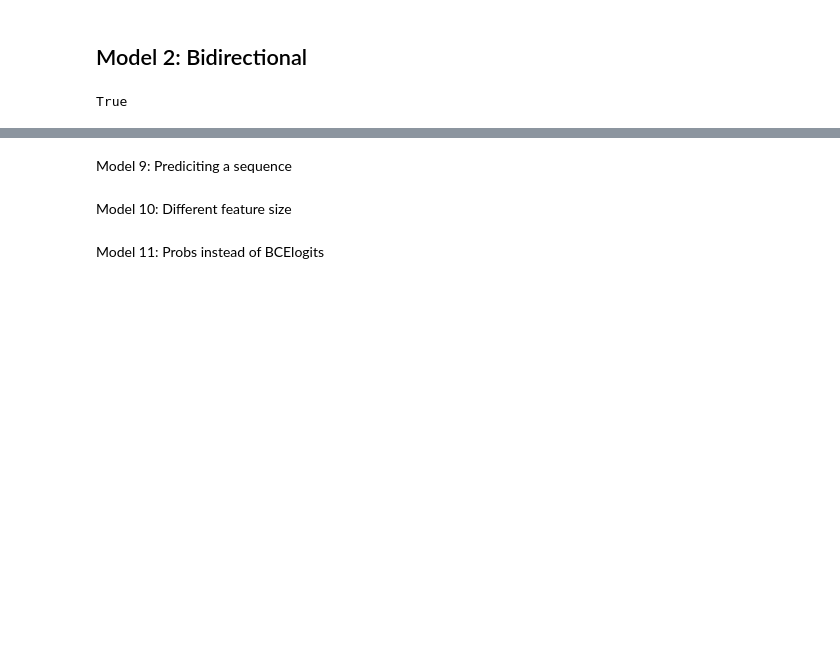
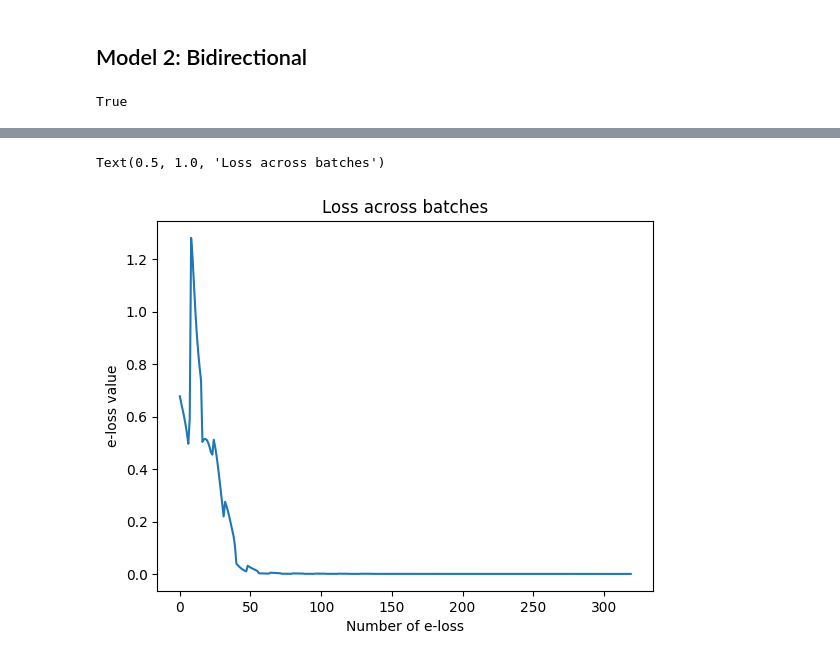
Before and after one commit to Saputoa21/Machine-Translation, a Jupyter notebook: Kopie_von_toy_lstm_pytorch_binaryclassifier_BasicsMT2025s.ipynb, the cells around one changed output, grey strips where cells are left out. Drawn from its saved outputs; the diff is of its cells as text; code cells hidden in the pictures; blank space fills up the shorter version.

```diff
--- a/Kopie_von_toy_lstm_pytorch_binaryclassifier_BasicsMT2025s.ipynb
+++ b/Kopie_von_toy_lstm_pytorch_binaryclassifier_BasicsMT2025s.ipynb
@@ -413,17 +334,0 @@ Model 5: Dropout 0.8
-# %%
-# model
-model5 = Net()
-model5.dout = 0.8
-
-#check for device
-device = torch.device("cuda:0") if torch.cuda.is_available() else torch.device("cpu")
-model5 = model5.to(device)
-
-#print architecture
-print(model5)
-
-#define adam optimizer
-opt = optim.Adam(model5.parameters(), lr=1e-3)
-
-#define binary loss
-criterion = nn.BCEWithLogitsLoss()
@@ -620,6 +335,45 @@ torch.nn.GRU(input_size, hidden_size, num_layers=1, bias=True, batch_first=False
-# %% [markdown]
-Model 9: Prediciting a sequence
-# %% [markdown]
-Model 10: Different feature size
-# %% [markdown]
-Model 11: Probs instead of BCElogits
+# %%
+#define hyperparameters
+e_losses = []
+e_losses_per_epoch = []
+num_epochs = 20
+batch_size=64
+
+for e in range(num_epochs):
+  model.train()
+  loss_batch = []
+  for beg_i in range(0, X.size(0), batch_size):
+    #batch instances given batch size
+    x_batch = X[beg_i:beg_i + batch_size, :]
+    y_batch = Y[beg_i:beg_i + batch_size, :]
+    x_batch = x_batch.to(device)
+    y_batch = y_batch.to(device)
+
+    opt.zero_grad()
+    # (1) Forward
+    y_logits, y_probs = model(x_batch)
+    #print(y_probs.size())
+    # (2) Compute loss
+    loss = criterion(y_logits, y_batch)
+    #save loss of batch
+    loss_batch.append(loss.item())
+    # (3) Compute gradients
+    loss.backward()
+    #print('backprop')
+    # (4) update weights
+    opt.step()
+
+  e_losses += loss_batch
+
+  # calculate the average loss for the current epoch
+  average_loss_per_epoch = sum(loss_batch) / len(loss_batch)
+  e_losses_per_epoch.append(average_loss_per_epoch)
+
+#plot loss over epochs
+plt.plot(e_losses)
+plt.xlabel("Number of e-loss")
+plt.ylabel("e-loss value")
+plt.title("Loss across batches")
+# %% [output]
+Text(0.5, 1.0, 'Loss across batches')
+[figure, added]
```
Also changed, not shown: parts of 57 cells of this notebook.
